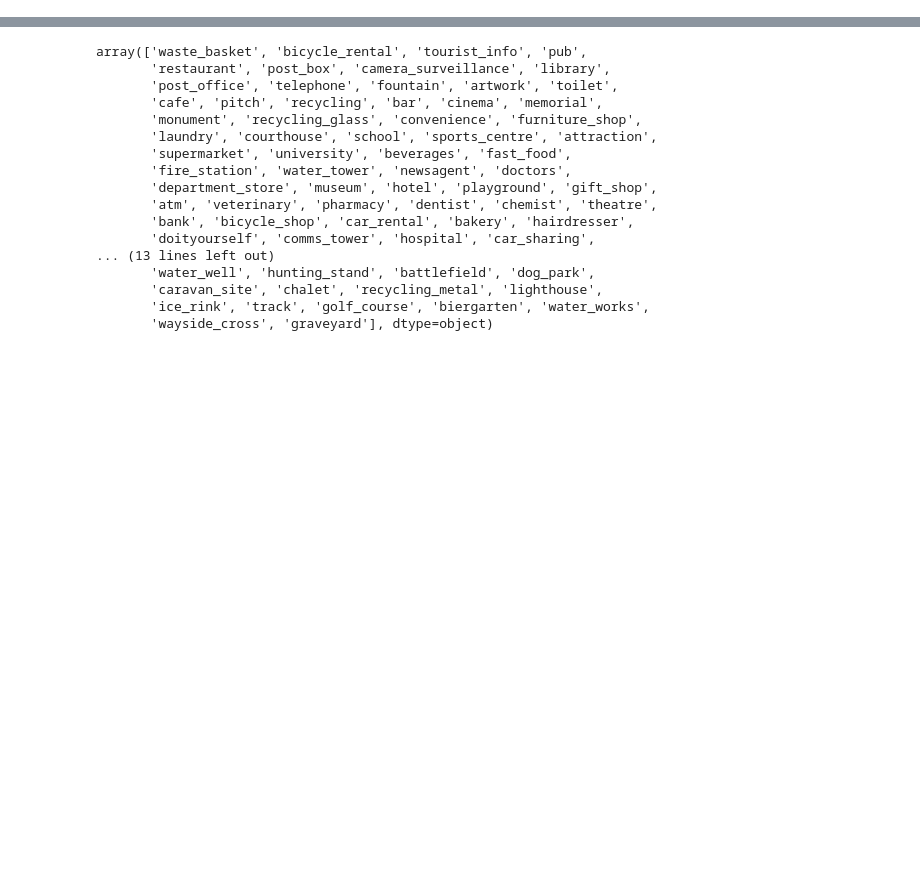
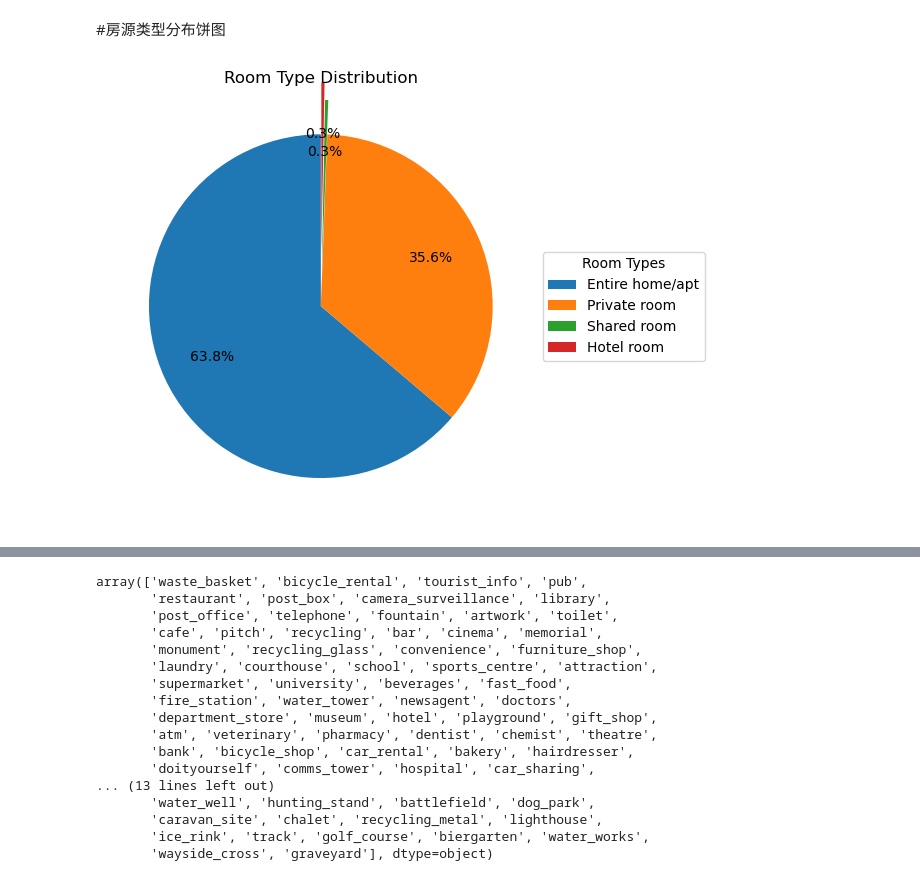
Before and after one commit to meimao76/group_research, a Jupyter notebook: cleaning.ipynb, the cells around one changed output, grey strips where cells are left out. Cells and saved outputs as stored; diff of their text form; code cells hidden in the pictures; blank space fills up the shorter version.

```diff
--- a/cleaning.ipynb
+++ b/cleaning.ipynb
@@ -46,0 +156,39 @@ airbnb_intersect
+# %% [markdown]
+#房源类型分布饼图
+# %%
+data = pd.Series(
+    [63.8, 35.6, 0.3, 0.3],
+    index=["Entire home/apt", "Private room", "Shared room", "Hotel room"]
+)
+
+# 定义 explode 参数，让小的部分分离更明显
+explode = [0, 0, 0.2, 0.3]  # 分离 Shared room 和 Hotel room
+
+# 绘制饼图
+fig, ax = plt.subplots()
+wedges, texts, autotexts = ax.pie(
+    data,
+    explode=explode,
+    labels=None,  # 关闭标签
+    autopct="%1.1f%%",  # 显示所有百分比
+    startangle=90,
+    shadow=False,
+    colors=["#1f77b4", "#ff7f0e", "#2ca02c", "#d62728"],
+    pctdistance=0.7  # 控制百分比显示的位置
+)
+
+# 添加图例（Legend）
+ax.legend(
+    wedges,
+    data.index,
+    title="Room Types",
+    loc="center left",
+    bbox_to_anchor=(1, 0, 0.5, 1)
+)
+
+# 添加标题
+plt.title("Room Type Distribution")
+plt.tight_layout()  # 自动调整布局，避免重叠
+plt.show()
+# %% [output]
+[figure, added]
```
Also changed, not shown: parts of 18 cells of this notebook.
